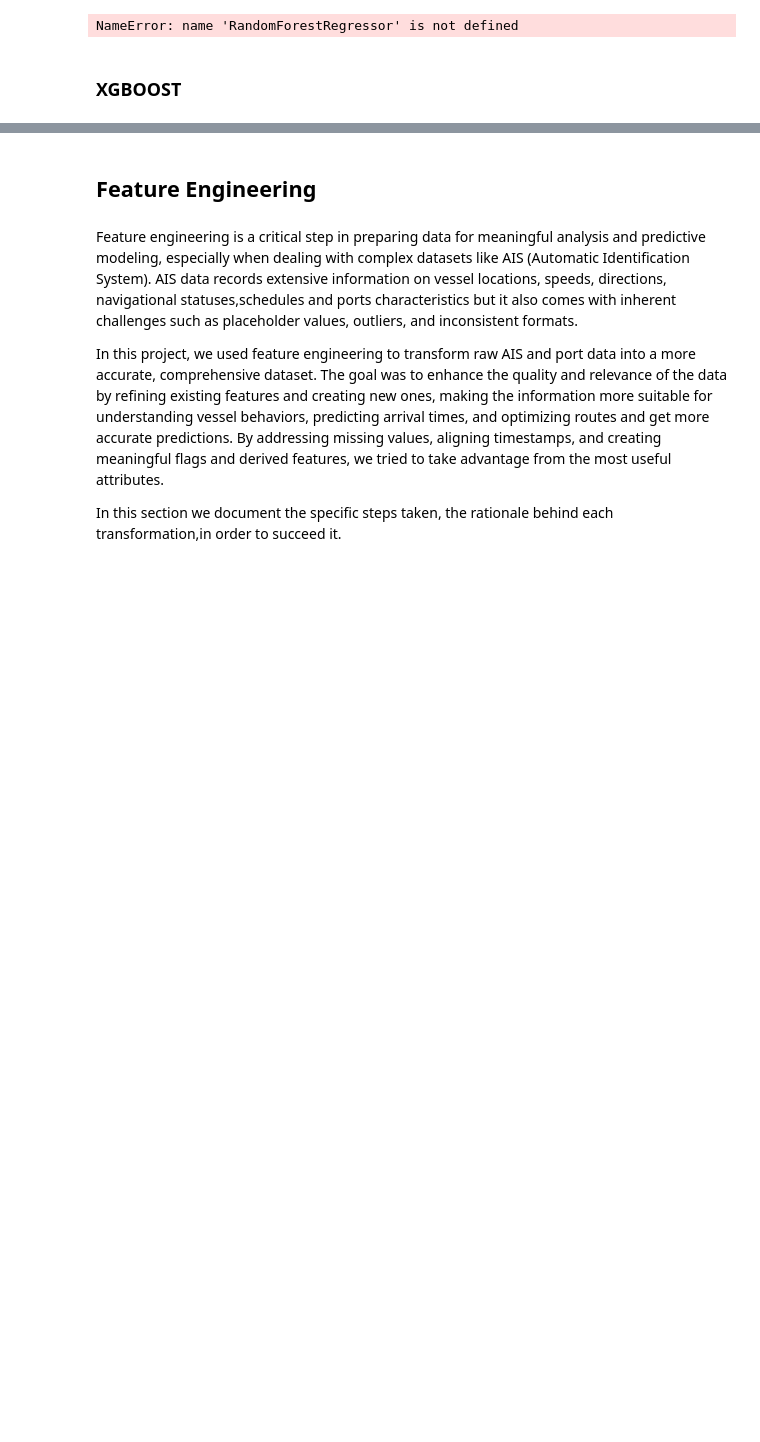
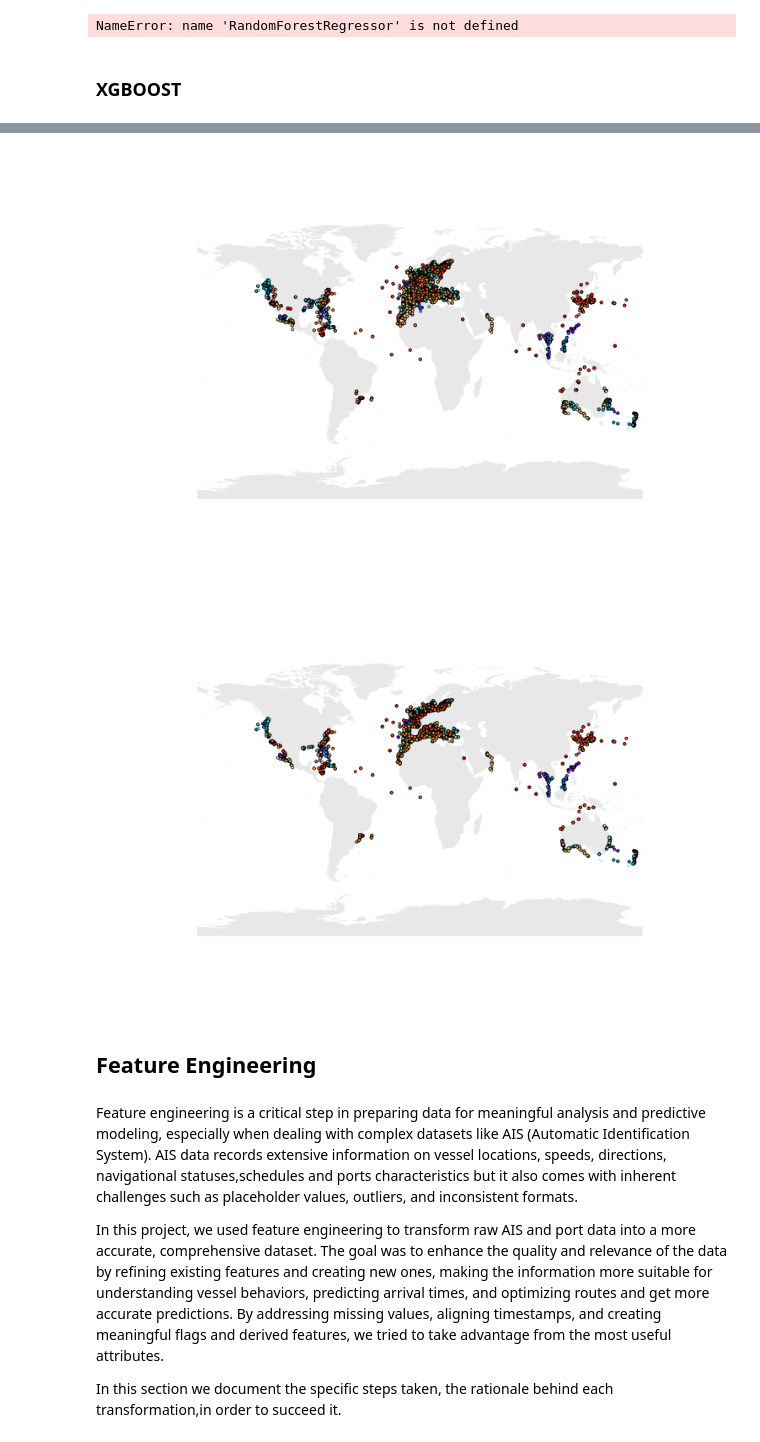
Before and after one commit to SPiso3/TDT4173-ML, a Jupyter notebook: group120_project/Report.ipynb, the cells around one changed output, grey strips where cells are left out. Cells and saved outputs as stored; diff of their text form; code cells hidden in the pictures; blank space fills up the shorter version.

```diff
--- a/group120_project/Report.ipynb
+++ b/group120_project/Report.ipynb
@@ -52,3 +110,8 @@ Furthermore, XGBoost excels in handling missing data, feature interactions, and
+# %%
+display(Image(filename='plots/on_land_vessels.png'), Image(filename='plots/processed_positions.png'))
+# %% [output]
+[figure, added]
+[figure, added]
 # %% [markdown]
 ## Feature Engineering
 # %% [markdown]
```
Also changed, not shown: parts of 6 cells of this notebook, 10 other files.
